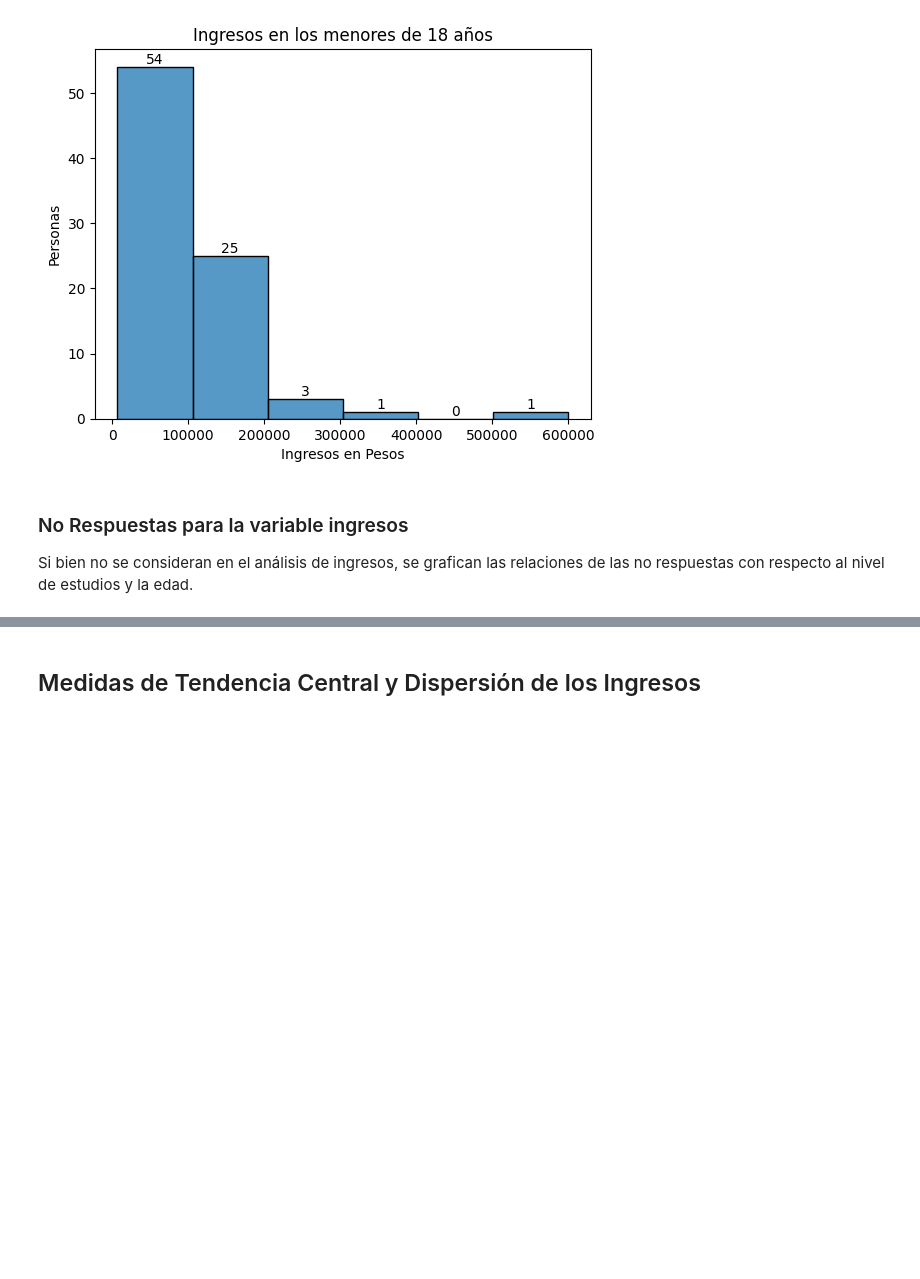
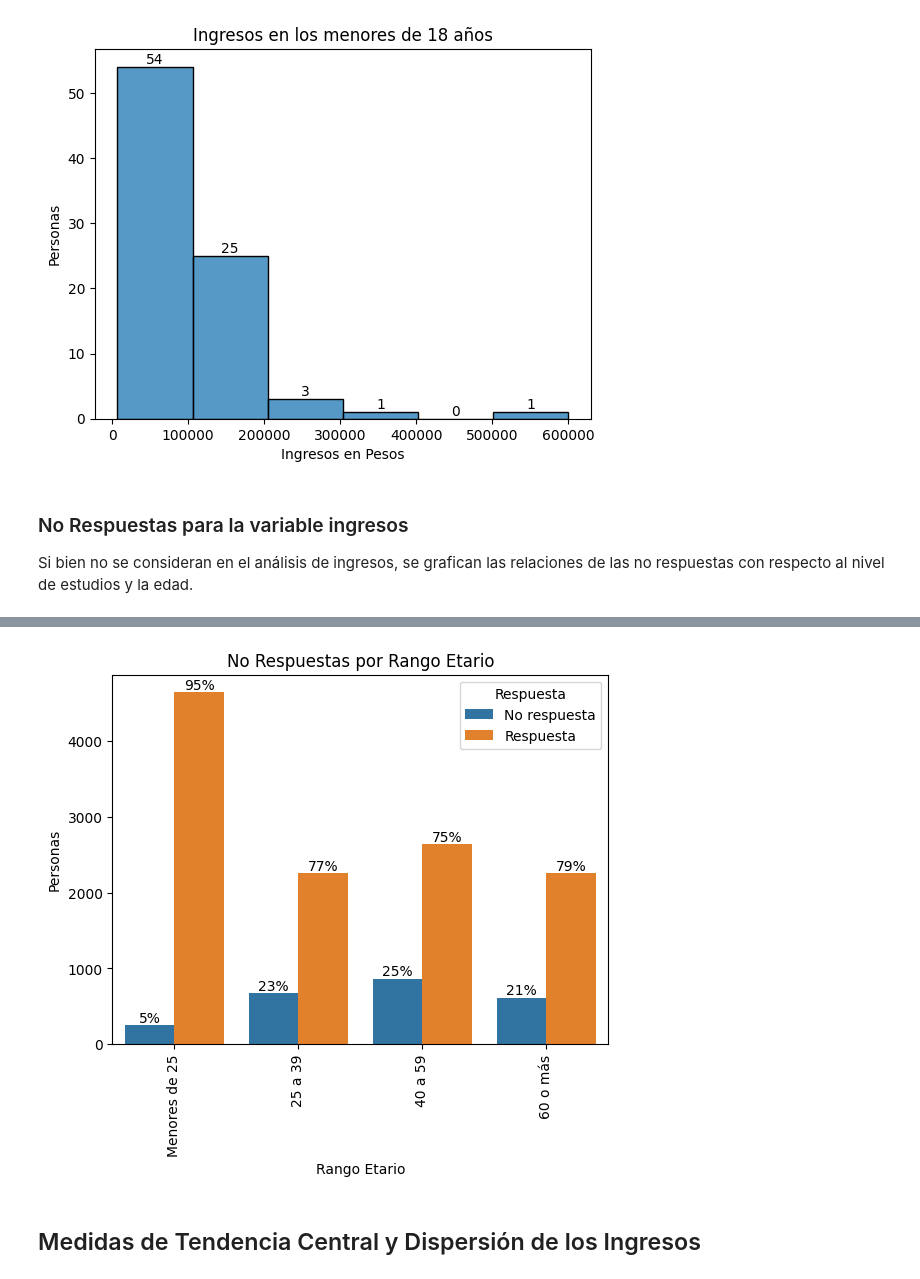
Before and after one commit to LMatiPerez/AnalisisDeDatosI_G5, a Jupyter notebook: procesamiento_bases.ipynb, the cells around one changed output, grey strips where cells are left out. Saved outputs shown, nothing was run; the diff lists cells and outputs as text; code cells hidden in the pictures; blank space fills up the shorter version.

```diff
--- a/procesamiento_bases.ipynb
+++ b/procesamiento_bases.ipynb
@@ -269,3 +276,22 @@ plt.show()
+# %%
+# Crear columna con grupos de edad
+
+personas_todas.loc[:, 'grupo_edad'] = pd.cut(
+    personas_todas['edad'],
+    bins=[0, 24, 39, 59, np.inf],
+    labels=["Menores de 25", "25 a 39", "40 a 59", "60 o más"]
+)
+personas_todas.loc[personas_todas["ingreso"]==-9, "Respuesta"] = "No respuesta"
+personas_todas.loc[personas_todas["ingreso"]!=-9, "Respuesta"] = "Respuesta"
+
+g = sns.countplot(data=personas_todas, x="grupo_edad", hue="Respuesta")
+etiquetas_porcentaje(g)
+g.set(ylabel='Personas', xlabel="Rango Etario")
+plt.title("No Respuestas por Rango Etario")
+plt.xticks(rotation=90)
+plt.show()
+# %% [output]
+[figure, added]
 # %% [markdown]
 ## Medidas de Tendencia Central y Dispersión de los Ingresos
 # %%
```
Also changed, not shown: parts of 10 cells of this notebook.
